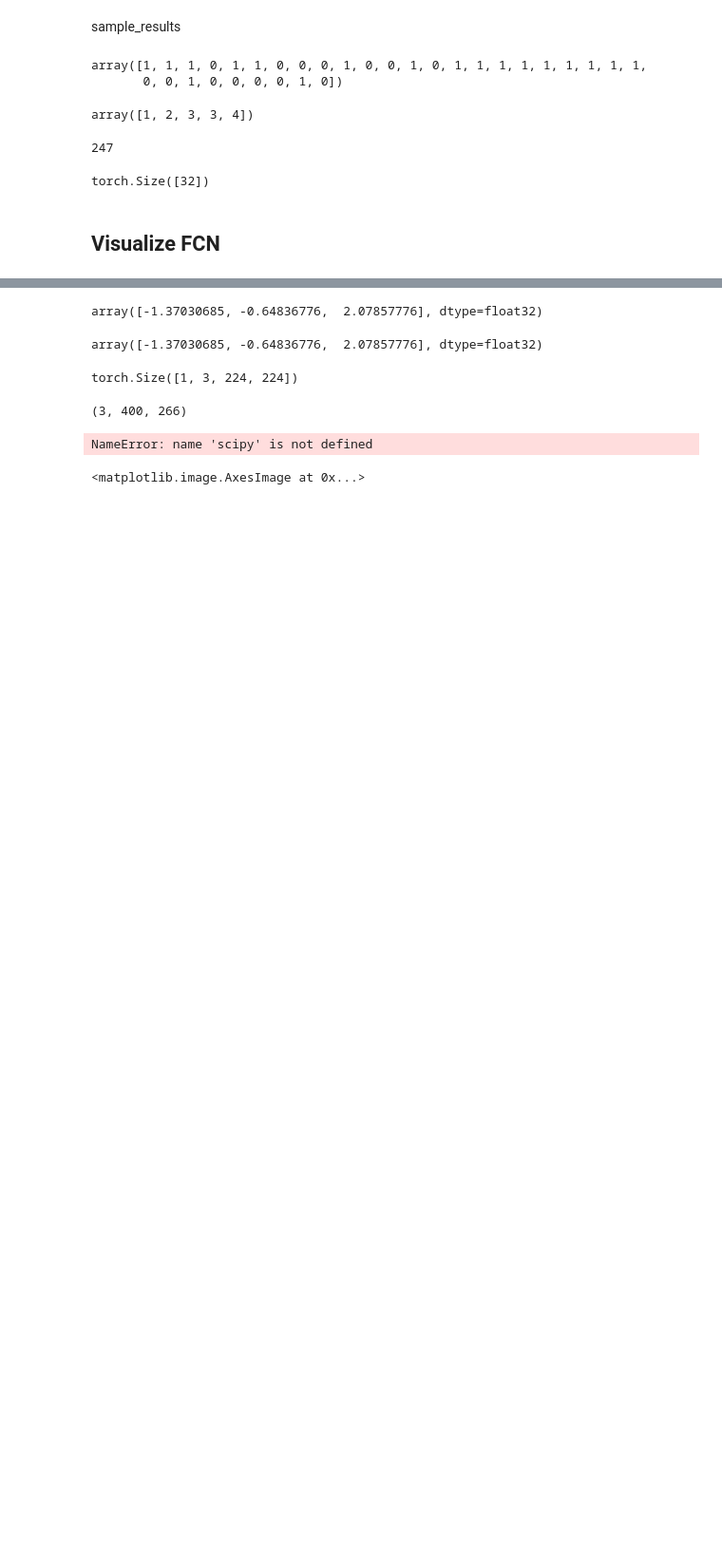
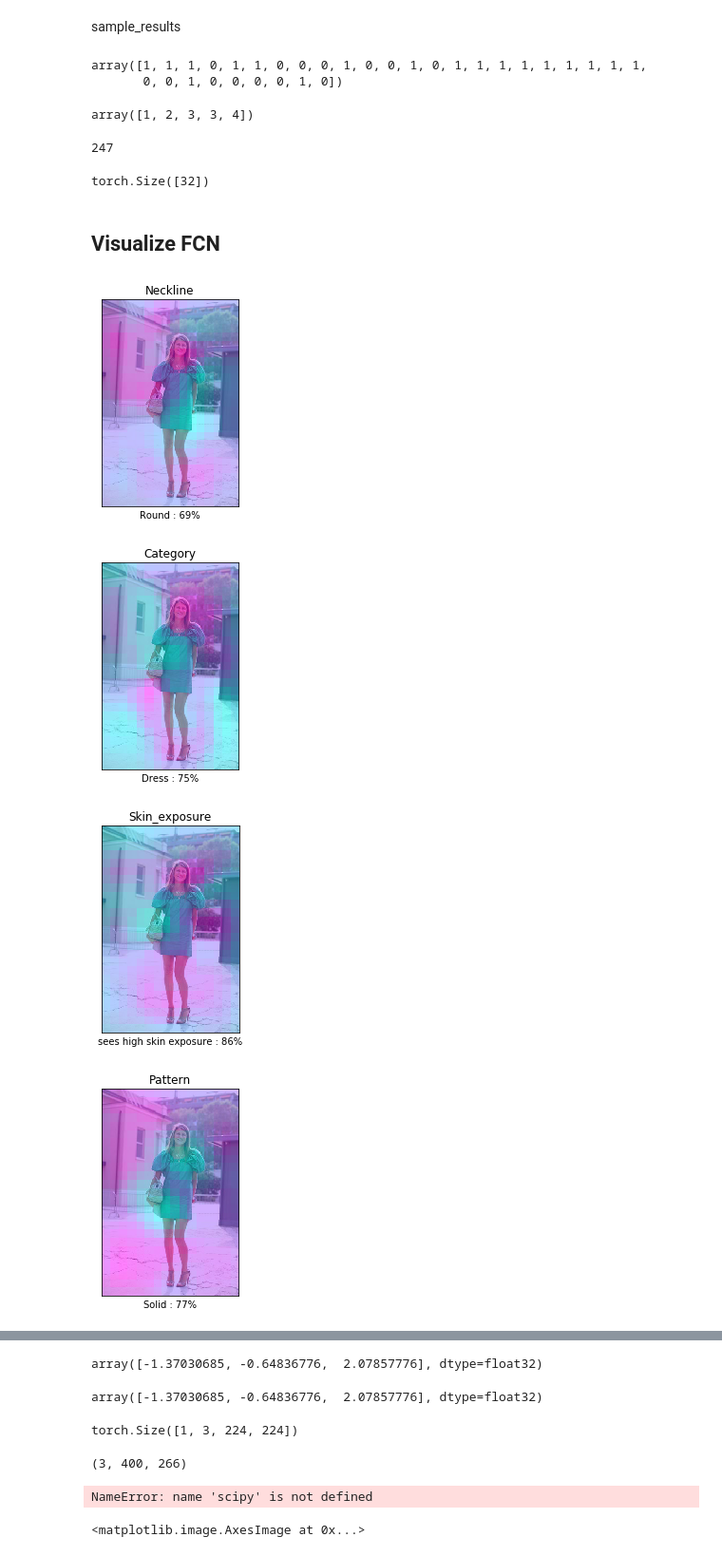
Before and after one commit to sampathweb/apparel-styles, a Jupyter notebook: ml_src/clothing-attributes-modular.ipynb, the cells around one changed output, grey strips where cells are left out. Shown: that part at 95% size. Saved outputs shown, nothing was run; the diff lists cells and outputs as text; code cells hidden in the pictures; blank space fills up the shorter version.

```diff
--- a/ml_src/clothing-attributes-modular.ipynb
+++ b/ml_src/clothing-attributes-modular.ipynb
@@ -547,0 +574,5 @@ for target, model in attribute_models.items():
+# %%
+for attrib_name, results in test_results.items():
+    print(attrib_name)
+    print(confusion_matrix(results["y_true"], results["y_pred"]))
+#     print("Accuracy: {:.2%}".format((results["y_pred"] == results["y_true"]).sum() / len(results["y_true"])))
@@ -547,0 +597,4 @@ for target, model in attribute_models.items():
+# %%
+for attrib_name, results in test_results.items():
+    print(attrib_name)
+    print("Accuracy: {:.2%}".format((results["y_pred"] == results["y_true"]).sum() / len(results["y_true"])))
@@ -648,0 +721,3 @@ conv_layer_out = attribute_models["sleevelength_GT"].conv_model(pretrained_featu
+# %%
+## Take an Example Image
+image_url = "data/ClothingAttributeDataset/images/000169.jpg"
@@ -648,0 +727,23 @@ conv_layer_out = attribute_models["sleevelength_GT"].conv_model(pretrained_featu
+# %%
+results = test_models(attribute_models, pretrained_conv_model, image_url,
+                      attribute_idx_map=label_values["idx_to_names"], return_last_conv_layer=True)
+# %%
+for attrib_name, values in results.items():
+
+    plt.imshow(scipy.misc.imresize(scipy.misc.imread(image_url), (400, 266)))
+    plt.imshow(scipy.misc.imresize(values["conv_layer"], (400, 266), interp='nearest'),
+               alpha=0.5, cmap="cool")
+    attrib_name = attrib_name[:-3].capitalize()
+    title_prob = "{:.0%}".format(values["pred_prob"])
+    plt.title(attrib_name)
+#     plt.axis("image")
+    plt.yticks([], [])
+    plt.xticks([], [])
+    plt.xlabel(str(values["pred_class"]) + " : " + title_prob)
+
+    plt.show()
+# %% [output]
+[figure, added]
+[figure, added]
+[figure, added]
+[figure, added]
```
Also changed, not shown: parts of 11 cells of this notebook, 1 other file.
